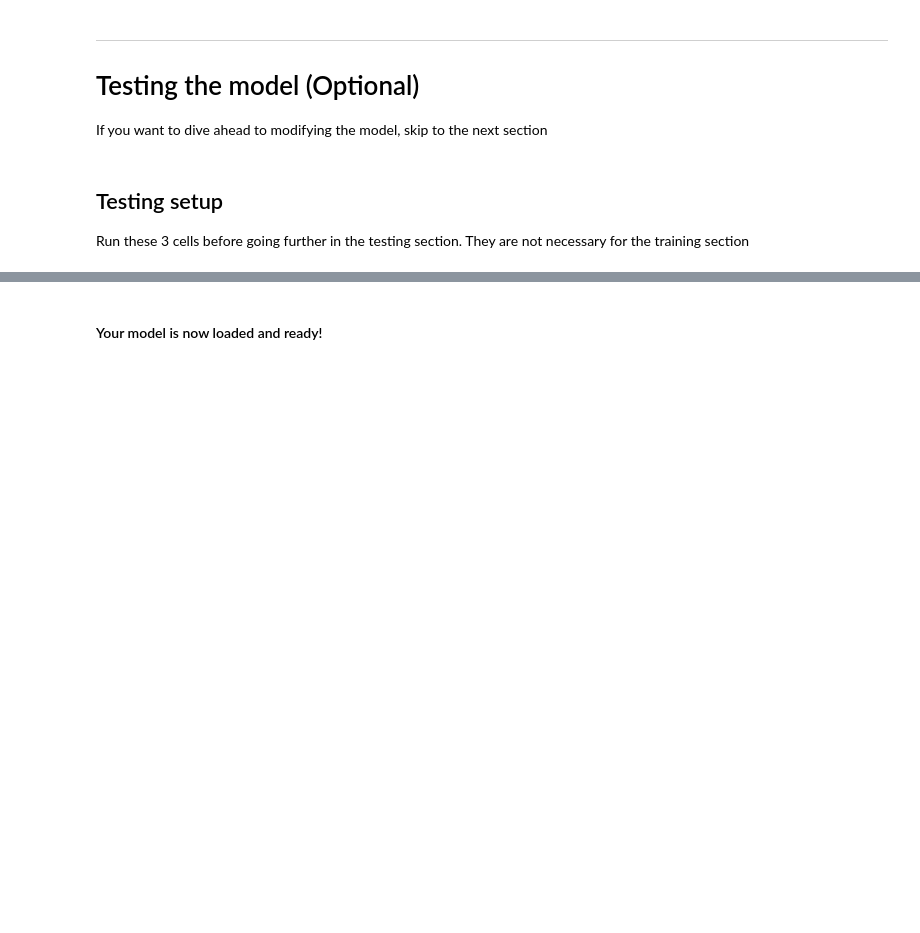
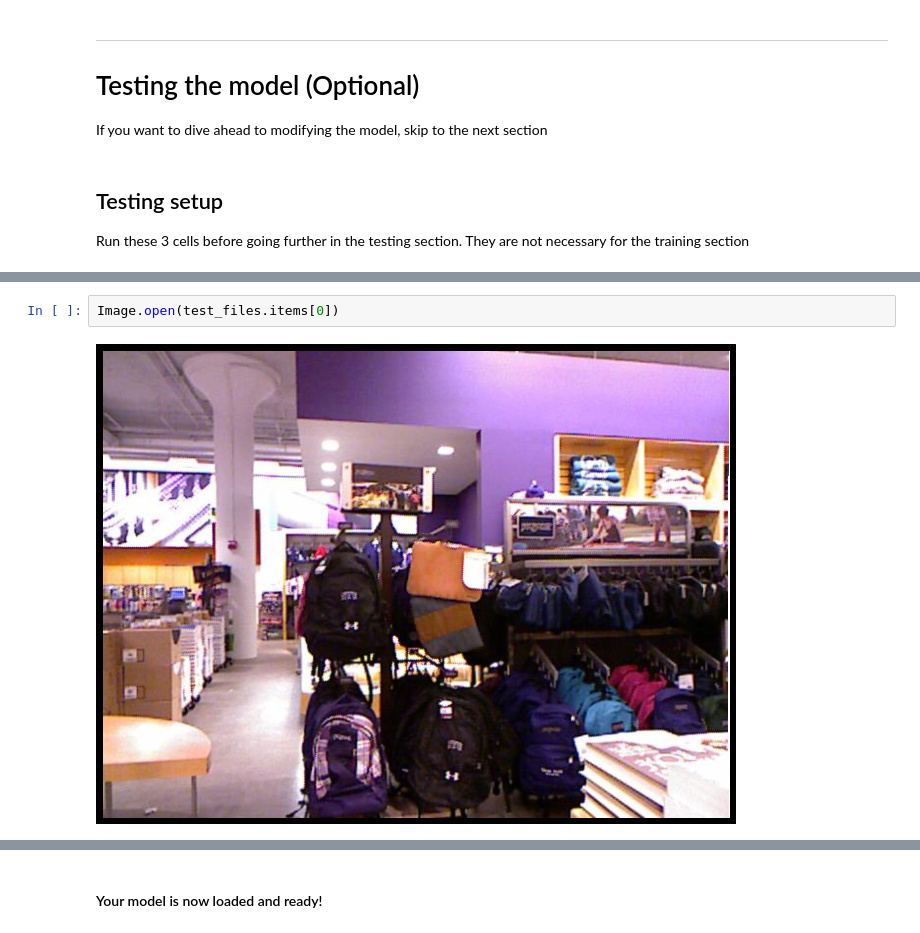
Before and after one commit to dean2o/savtadepth, a Jupyter notebook: Notebooks/SavtaDepth_Colab.ipynb, the cells around one changed output, grey strips where cells are left out. Cells and saved outputs as stored; diff of their text form; blank space fills up the shorter version.

```diff
--- a/Notebooks/SavtaDepth_Colab.ipynb
+++ b/Notebooks/SavtaDepth_Colab.ipynb
@@ -76,0 +167,4 @@ learner.load('model')
+# %%
+Image.open(test_files.items[0])
+# %% [output]
+[figure, added]
```
Also changed, not shown: parts of 21 cells of this notebook, 8 other files.
